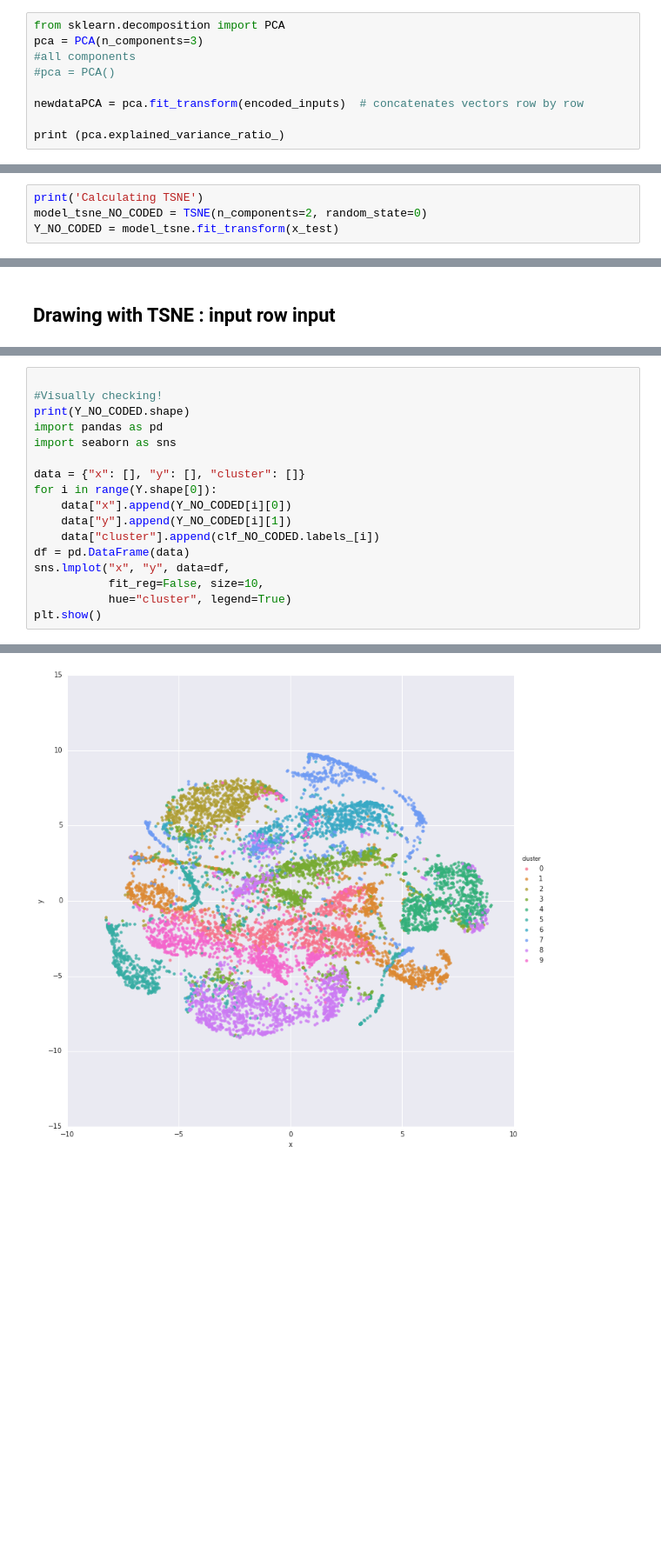
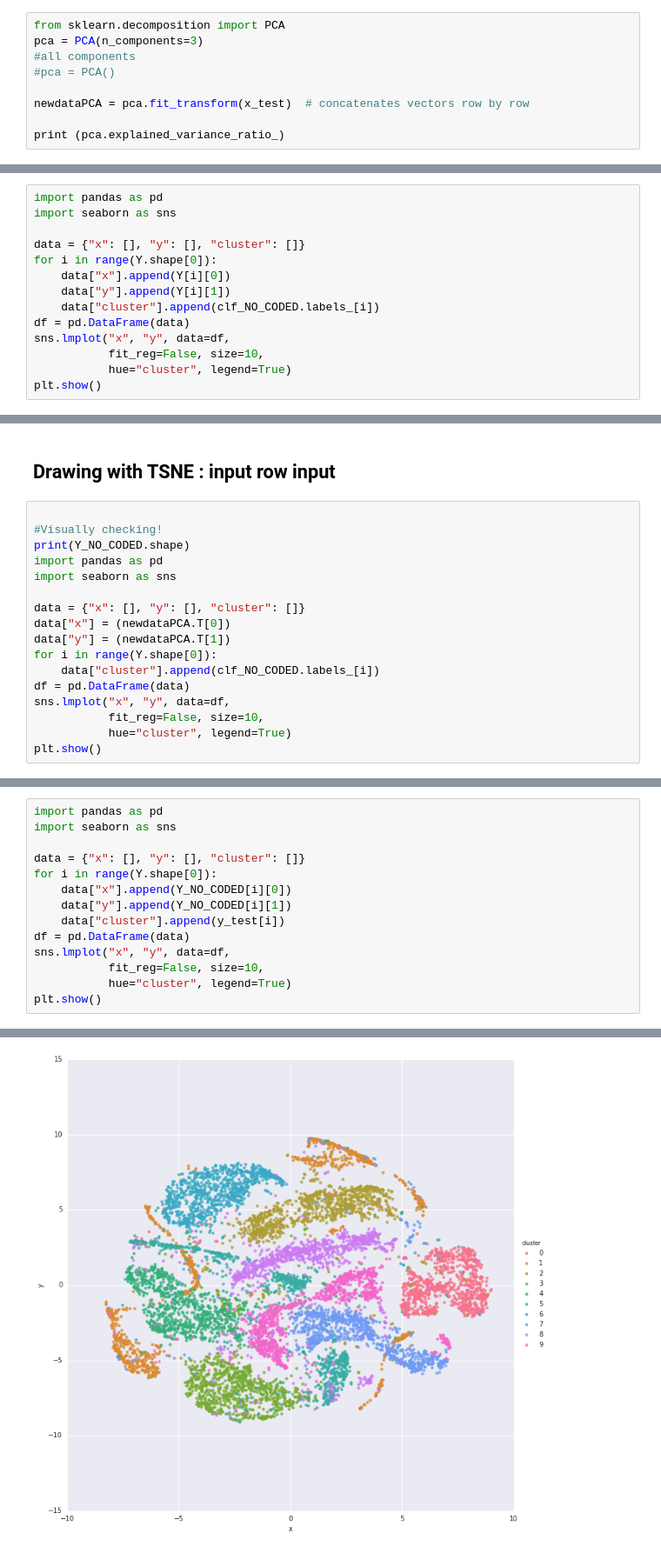
Before and after one commit to telecombcn-dl/dlcv01, a Jupyter notebook: folder_trials/playingWith_Autoencoders_And.ipynb, the cells around one changed output, grey strips where cells are left out. Shown at 87% size. Cells and saved outputs as stored; diff of their text form; blank space fills up the shorter version.

Commit message:
working on task 4, graphs autoencoder

```diff
--- a/folder_trials/playingWith_Autoencoders_And.ipynb
+++ b/folder_trials/playingWith_Autoencoders_And.ipynb
@@ -210,7 +222,7 @@ pca = PCA(n_components=3)
 #all components
 #pca = PCA()
 
-newdataPCA = pca.fit_transform(encoded_inputs)  # concatenates vectors row by row
+newdataPCA = pca.fit_transform(x_test)  # concatenates vectors row by row
 
 print (pca.explained_variance_ratio_)
 # %% [output]
@@ -253,7 +288,3 @@ clf_NO_CODED.fit(x_test)
 KMeans(copy_x=True, init='k-means++', max_iter=300, n_clusters=10, n_init=10,
     n_jobs=1, precompute_distances='auto', random_state=None, tol=0.0001,
     verbose=0)
-# %%
-print('Calculating TSNE')
-model_tsne_NO_CODED = TSNE(n_components=2, random_state=0)
-Y_NO_CODED = model_tsne.fit_transform(x_test)
@@ -261,0 +291,14 @@ Calculating TSNE
+# %%
+import pandas as pd
+import seaborn as sns
+
+data = {"x": [], "y": [], "cluster": []}
+for i in range(Y.shape[0]):
+    data["x"].append(Y[i][0])
+    data["y"].append(Y[i][1])
+    data["cluster"].append(clf_NO_CODED.labels_[i])
+df = pd.DataFrame(data)
+sns.lmplot("x", "y", data=df,
+           fit_reg=False, size=10,
+           hue="cluster", legend=True)
+plt.show()
@@ -262,2 +307,19 @@ Calculating TSNE
 # %% [markdown]
 ## Drawing with TSNE : input row input
+# %%
+
+#Visually checking!
+print(Y_NO_CODED.shape)
+import pandas as pd
+import seaborn as sns
+
+data = {"x": [], "y": [], "cluster": []}
+data["x"] = (newdataPCA.T[0])
+data["y"] = (newdataPCA.T[1])
+for i in range(Y.shape[0]):
+    data["cluster"].append(clf_NO_CODED.labels_[i])
+df = pd.DataFrame(data)
+sns.lmplot("x", "y", data=df,
+           fit_reg=False, size=10,
+           hue="cluster", legend=True)
+plt.show()
@@ -264,7 +329,4 @@ Calculating TSNE
 # %%
-
-#Visually checking!
-print(Y_NO_CODED.shape)
 import pandas as pd
 import seaborn as sns
 
@@ -272,7 +334,7 @@ data = {"x": [], "y": [], "cluster": []}
 for i in range(Y.shape[0]):
     data["x"].append(Y_NO_CODED[i][0])
     data["y"].append(Y_NO_CODED[i][1])
-    data["cluster"].append(clf_NO_CODED.labels_[i])
+    data["cluster"].append(y_test[i])
 df = pd.DataFrame(data)
 sns.lmplot("x", "y", data=df,
            fit_reg=False, size=10,
@@ -283 +344 @@ plt.show()
-[figure, old version]
+[figure, new version]
```
Also changed, not shown: parts of 19 cells of this notebook, 1 other file.
